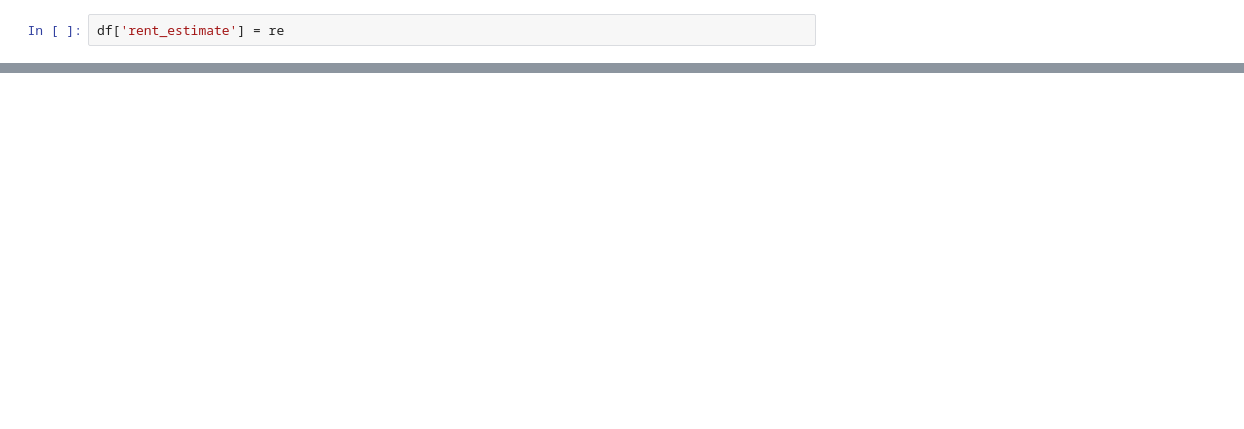
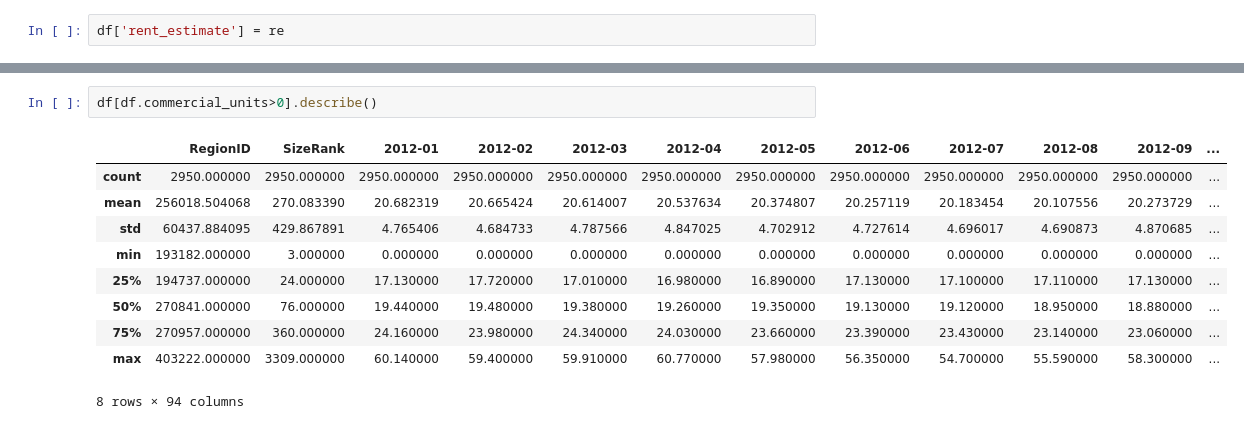
Before and after one commit to slieb74/nyc-transit-impact-on-price, a Jupyter notebook: price_conversion.ipynb, the cells around one changed output, grey strips where cells are left out. Drawn from its saved outputs; the diff is of its cells as text; blank space fills up the shorter version.

```diff
--- a/price_conversion.ipynb
+++ b/price_conversion.ipynb
@@ -106,2 +124,15 @@ max      6.532288e+06
 Name: rent_estimate, dtype: float64
+# %%
+df[df.commercial_units>0].describe()
+# %% [output]
+|  | RegionID | SizeRank | 2012-01 | 2012-02 | 2012-03 | 2012-04 | 2012-05 | 2012-06 | 2012-07 | 2012-08 | 2012-09 | ... |
+| count | 2950.000000 | 2950.000000 | 2950.000000 | 2950.000000 | 2950.000000 | 2950.000000 | 2950.000000 | 2950.000000 | 2950.000000 | 2950.000000 | 2950.000000 | ... |
+| mean | 256018.504068 | 270.083390 | 20.682319 | 20.665424 | 20.614007 | 20.537634 | 20.374807 | 20.257119 | 20.183454 | 20.107556 | 20.273729 | ... |
+| std | 60437.884095 | 429.867891 | 4.765406 | 4.684733 | 4.787566 | 4.847025 | 4.702912 | 4.727614 | 4.696017 | 4.690873 | 4.870685 | ... |
+| min | 193182.000000 | 3.000000 | 0.000000 | 0.000000 | 0.000000 | 0.000000 | 0.000000 | 0.000000 | 0.000000 | 0.000000 | 0.000000 | ... |
+| 25% | 194737.000000 | 24.000000 | 17.130000 | 17.720000 | 17.010000 | 16.980000 | 16.890000 | 17.130000 | 17.100000 | 17.110000 | 17.130000 | ... |
+| 50% | 270841.000000 | 76.000000 | 19.440000 | 19.480000 | 19.380000 | 19.260000 | 19.350000 | 19.130000 | 19.120000 | 18.950000 | 18.880000 | ... |
+| 75% | 270957.000000 | 360.000000 | 24.160000 | 23.980000 | 24.340000 | 24.030000 | 23.660000 | 23.390000 | 23.430000 | 23.140000 | 23.060000 | ... |
+| max | 403222.000000 | 3309.000000 | 60.140000 | 59.400000 | 59.910000 | 60.770000 | 57.980000 | 56.350000 | 54.700000 | 55.590000 | 58.300000 | ... |
+8 rows × 94 columns
 # %%
```
Also changed, not shown: parts of 27 cells of this notebook, 3 other files.
